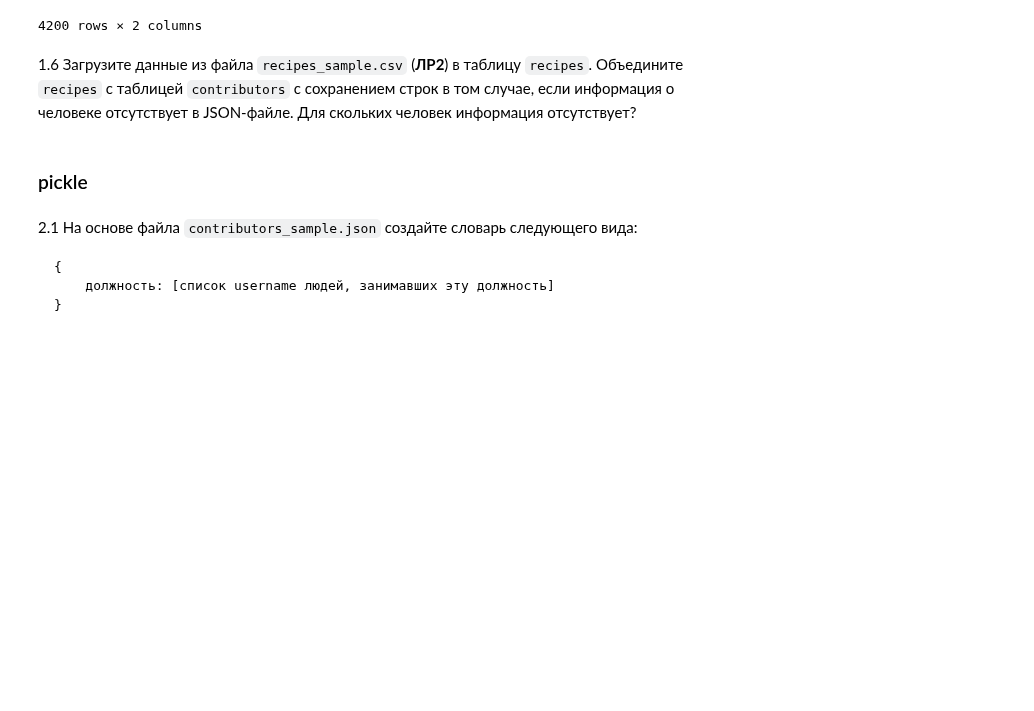
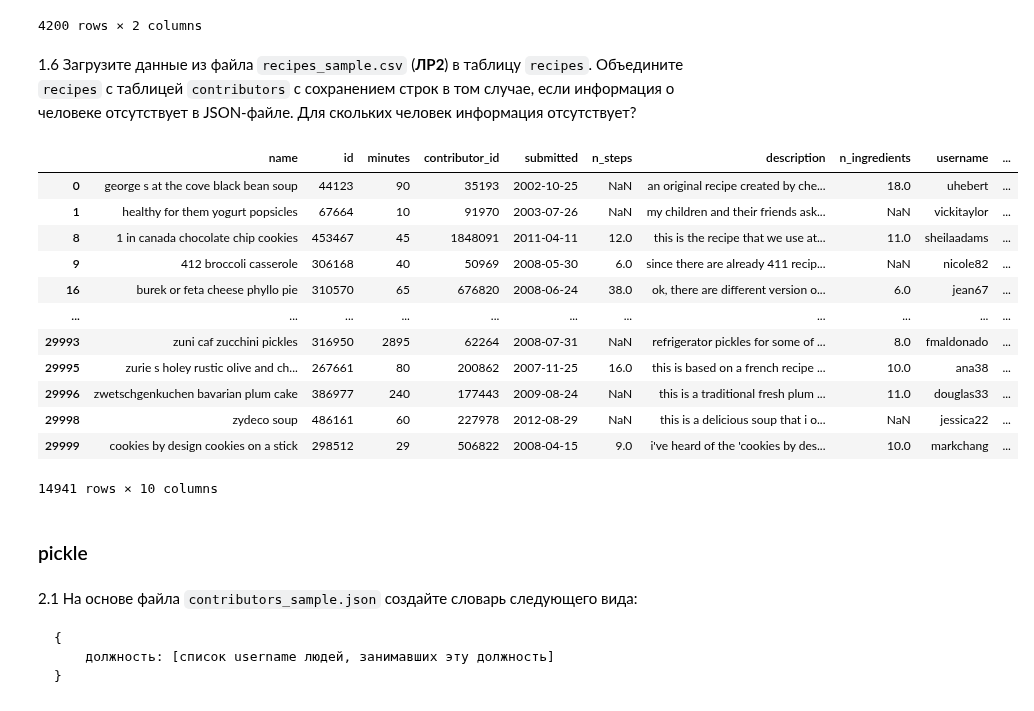
Before and after one commit to AknasMacefg/ITiABD, a Jupyter notebook: ТОД/03_data_files/04_data_files_Фамилия_Имя.ipynb, the cells around one changed output. Cells and saved outputs as stored; diff of their text form; code cells hidden in the pictures; blank space fills up the shorter version.

```diff
--- a/ТОД/03_data_files/04_data_files_Фамилия_Имя.ipynb
+++ b/ТОД/03_data_files/04_data_files_Фамилия_Имя.ipynb
@@ -110,6 +111,26 @@ contributors
 4200 rows × 2 columns
 # %% [markdown]
 1.6 Загрузите данные из файла `recipes_sample.csv` (__ЛР2__) в таблицу `recipes`. Объедините `recipes` с таблицей `contributors` с сохранением строк в том случае, если информация о человеке отсутствует в JSON-файле. Для скольких человек информация отсутствует?
+# %%
+import numpy as np
+import pandas as pd
+recipes = pd.read_csv("data/recipes_sample.csv", parse_dates = ['submitted'])
+NewData = recipes.merge(contributors, left_on='contributor_id', right_index=True)
+NewData
+# %% [output]
+|  | name | id | minutes | contributor_id | submitted | n_steps | description | n_ingredients | username | ... |
+| 0 | george s at the cove black bean soup | 44123 | 90 | 35193 | 2002-10-25 | NaN | an original recipe created by che... | 18.0 | uhebert | ... |
+| 1 | healthy for them yogurt popsicles | 67664 | 10 | 91970 | 2003-07-26 | NaN | my children and their friends ask... | NaN | vickitaylor | ... |
+| 8 | 1 in canada chocolate chip cookies | 453467 | 45 | 1848091 | 2011-04-11 | 12.0 | this is the recipe that we use at... | 11.0 | sheilaadams | ... |
+| 9 | 412 broccoli casserole | 306168 | 40 | 50969 | 2008-05-30 | 6.0 | since there are already 411 recip... | NaN | nicole82 | ... |
+| 16 | burek or feta cheese phyllo pie | 310570 | 65 | 676820 | 2008-06-24 | 38.0 | ok, there are different version o... | 6.0 | jean67 | ... |
+| ... | ... | ... | ... | ... | ... | ... | ... | ... | ... | ... |
+| 29993 | zuni caf zucchini pickles | 316950 | 2895 | 62264 | 2008-07-31 | NaN | refrigerator pickles for some of ... | 8.0 | fmaldonado | ... |
+| 29995 | zurie s holey rustic olive and ch... | 267661 | 80 | 200862 | 2007-11-25 | 16.0 | this is based on a french recipe ... | 10.0 | ana38 | ... |
+| 29996 | zwetschgenkuchen bavarian plum cake | 386977 | 240 | 177443 | 2009-08-24 | NaN | this is a traditional fresh plum ... | 11.0 | douglas33 | ... |
+| 29998 | zydeco soup | 486161 | 60 | 227978 | 2012-08-29 | NaN | this is a delicious soup that i o... | NaN | jessica22 | ... |
+| 29999 | cookies by design cookies on a stick | 298512 | 29 | 506822 | 2008-04-15 | 9.0 | i've heard of the 'cookies by des... | 10.0 | markchang | ... |
+14941 rows × 10 columns
 # %% [markdown]
 ### pickle
 # %% [markdown]
```
Also changed, not shown: parts of 4 cells of this notebook, 3 other files.
